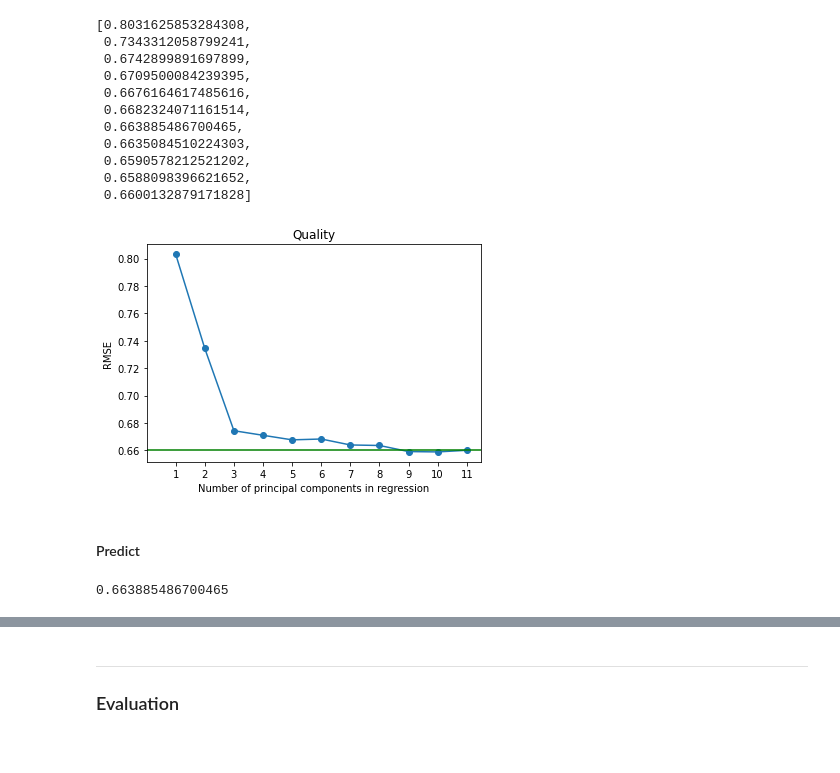
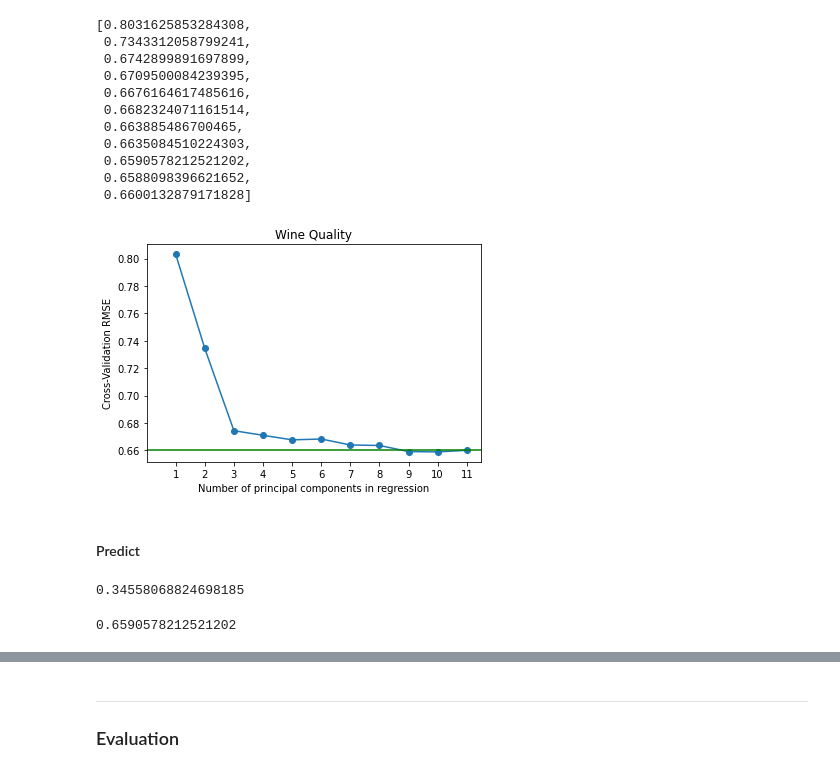
Before and after one commit to kennethleungty/Principal-Component-Regression, a Jupyter notebook: notebooks/Principal_Component_Regression_Wine_Quality.ipynb, the cells around one changed output, grey strips where cells are left out. Saved outputs shown, nothing was run; the diff lists cells and outputs as text; code cells hidden in the pictures.

```diff
--- a/notebooks/Principal_Component_Regression_Wine_Quality.ipynb
+++ b/notebooks/Principal_Component_Regression_Wine_Quality.ipynb
@@ -70,6 +75,9 @@ lin_reg = LinearRegression().fit(X_train_scaled, y_train)
 # %%
-lr_scores = -1 * cross_val_score(lin_reg, X_train_scaled, y_train,
-                                 cv=cv, scoring='neg_root_mean_squared_error')
+lr_scores = -1 * cross_val_score(lin_reg,
+                                 X_train_scaled,
+                                 y_train,
+                                 cv=cv,
+                                 scoring='neg_root_mean_squared_error')
 lr_scores
 # %% [output]
 array([0.62488284, 0.66429979, 0.66716067, 0.6295327 , 0.66799473,
@@ -176,8 +200,10 @@ pd.DataFrame(pca.components_.T).loc[:4,:]
 # %%
 # Loop through different count of principal components for linear regression
 for i in range(1, X_train_pc.shape[1]+1):
-    rmse_score = -1 * cross_val_score(lin_reg, X_train_pc[:,:i], # Use first i principal components
-                                      y_train, cv=cv,
+    rmse_score = -1 * cross_val_score(lin_reg,
+                                      X_train_pc[:,:i], # Use first k principal components
+                                      y_train,
+                                      cv=cv,
                                       scoring='neg_root_mean_squared_error').mean()
     rmse_list.append(rmse_score)
 # %%
@@ -197,14 +223,13 @@ rmse_list
 # %%
 # Plot RMSE vs count of principal components used
 plt.plot(rmse_list, '-o')
 plt.xlabel('Number of principal components in regression')
-plt.ylabel('RMSE')
-plt.title('Quality')
+plt.ylabel('Cross-Validation RMSE')
+plt.title('Wine Quality')
 plt.xlim(xmin=-1);
-# plt.ylim(ymin=0.7, ymax=0.86);
 plt.xticks(np.arange(X_train_pc.shape[1]), np.arange(1, X_train_pc.shape[1]+1))
 plt.axhline(y=lr_score_train, color='g', linestyle='-');
 # %% [output]
-[figure, old version]
+[figure, new version]
 # %%
 # Visually determine optimal number of principal components
@@ -214,12 +239,20 @@ best_pc_num = 7
 # %%
 # Train model on training set
 lin_reg_pc = LinearRegression().fit(X_train_pc[:,:best_pc_num], y_train)
+# %%
+# Get R2 score
+lin_reg_pc.score(X_train_pc[:,:best_pc_num], y_train)
+# %% [output]
+0.34558068824698185
 # %%
-pcr_score_train = -1 * cross_val_score(lin_reg_pc, X_train_pc[:,:best_pc_num], y_train,
-                                 cv=cv, scoring='neg_root_mean_squared_error').mean()
+pcr_score_train = -1 * cross_val_score(lin_reg_pc,
+                                       X_train_pc[:,:best_pc_num],
+                                       y_train,
+                                       cv=cv,
+                                       scoring='neg_root_mean_squared_error').mean()
 pcr_score_train
 # %% [output]
-0.663885486700465
+0.6590578212521202
 # %%
 # Get principal components of test set
 X_test_pc = pca.transform(X_test_scaled)[:,:best_pc_num]
```
Also changed, not shown: parts of 11 cells of this notebook.
